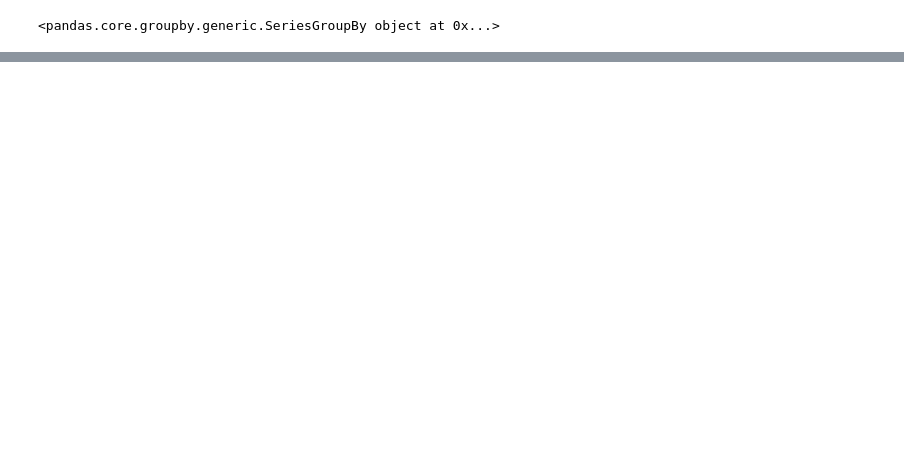
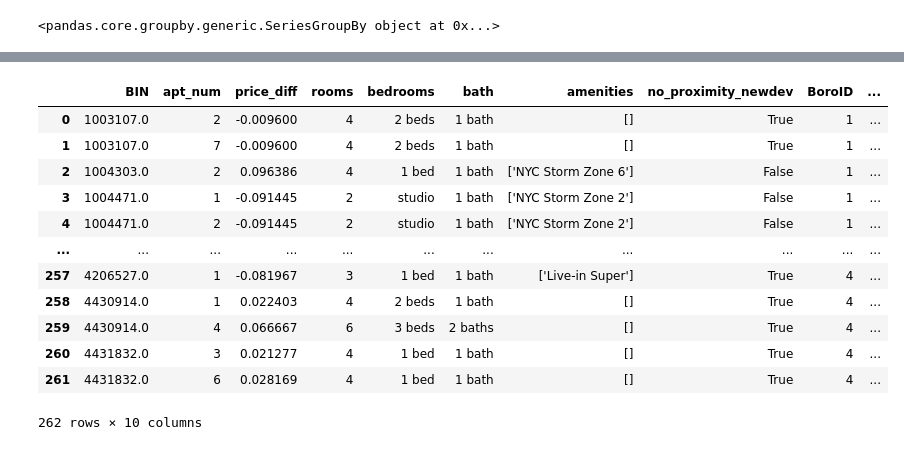
Before and after one commit to skaragou/6998_NYCRentProject, a Jupyter notebook: analysis_notebooks/data_analysis.ipynb, the cells around one changed output, grey strips where cells are left out. Drawn from its saved outputs; the diff is of its cells as text; code cells hidden in the pictures; blank space fills up the shorter version.

Commit message:
Update for cleaned data set

```diff
--- a/analysis_notebooks/data_analysis.ipynb
+++ b/analysis_notebooks/data_analysis.ipynb
@@ -161,0 +172,4 @@ apart_join.to_csv("../data/apartment_data_compiled.csv")
+# %%
+perc_diff_col = apart_join.groupby(['BIN','apt_num']).apply(lambda df: (((df[df['year'] <=  2017.0]['rent_price_cleaned']).mean()) - ((df[df['year'] ==  2019.0]['rent_price_cleaned']).mean()))/((df[df['year'] <=  2017.0]['rent_price_cleaned']).mean()))
+# %%
+perc_diff = pd.DataFrame(perc_diff_col).rename(columns = {0:'price_diff'})
@@ -161,0 +204,22 @@ apart_join.to_csv("../data/apartment_data_compiled.csv")
+# %%
+apartments_cleaned = apart_join[['BIN', 'rooms', 'bedrooms','bath', 'apt_num', 'amenities', 'no_proximity_newdev', 'BoroID',
+       'Boro']].drop_duplicates().drop([130,1108,1142])
+# %%
+aparts_price_change = perc_diff.merge(apartments_cleaned, on = ['BIN','apt_num'])
+# %%
+aparts_price_change
+import re
+# %% [output]
+|  | BIN | apt_num | price_diff | rooms | bedrooms | bath | amenities | no_proximity_newdev | BoroID | ... |
+| 0 | 1003107.0 | 2 | -0.009600 | 4 | 2 beds | 1 bath | [] | True | 1 | ... |
+| 1 | 1003107.0 | 7 | -0.009600 | 4 | 2 beds | 1 bath | [] | True | 1 | ... |
+| 2 | 1004303.0 | 2 | 0.096386 | 4 | 1 bed | 1 bath | ['NYC Storm Zone 6'] | False | 1 | ... |
+| 3 | 1004471.0 | 1 | -0.091445 | 2 | studio | 1 bath | ['NYC Storm Zone 2'] | False | 1 | ... |
+| 4 | 1004471.0 | 2 | -0.091445 | 2 | studio | 1 bath | ['NYC Storm Zone 2'] | False | 1 | ... |
+| ... | ... | ... | ... | ... | ... | ... | ... | ... | ... | ... |
+| 257 | 4206527.0 | 1 | -0.081967 | 3 | 1 bed | 1 bath | ['Live-in Super'] | True | 4 | ... |
+| 258 | 4430914.0 | 1 | 0.022403 | 4 | 2 beds | 1 bath | [] | True | 4 | ... |
+| 259 | 4430914.0 | 4 | 0.066667 | 6 | 3 beds | 2 baths | [] | True | 4 | ... |
+| 260 | 4431832.0 | 3 | 0.021277 | 4 | 1 bed | 1 bath | [] | True | 4 | ... |
+| 261 | 4431832.0 | 6 | 0.028169 | 4 | 1 bed | 1 bath | [] | True | 4 | ... |
+262 rows × 10 columns
```
Also changed, not shown: parts of 20 cells of this notebook, 2 other files.
